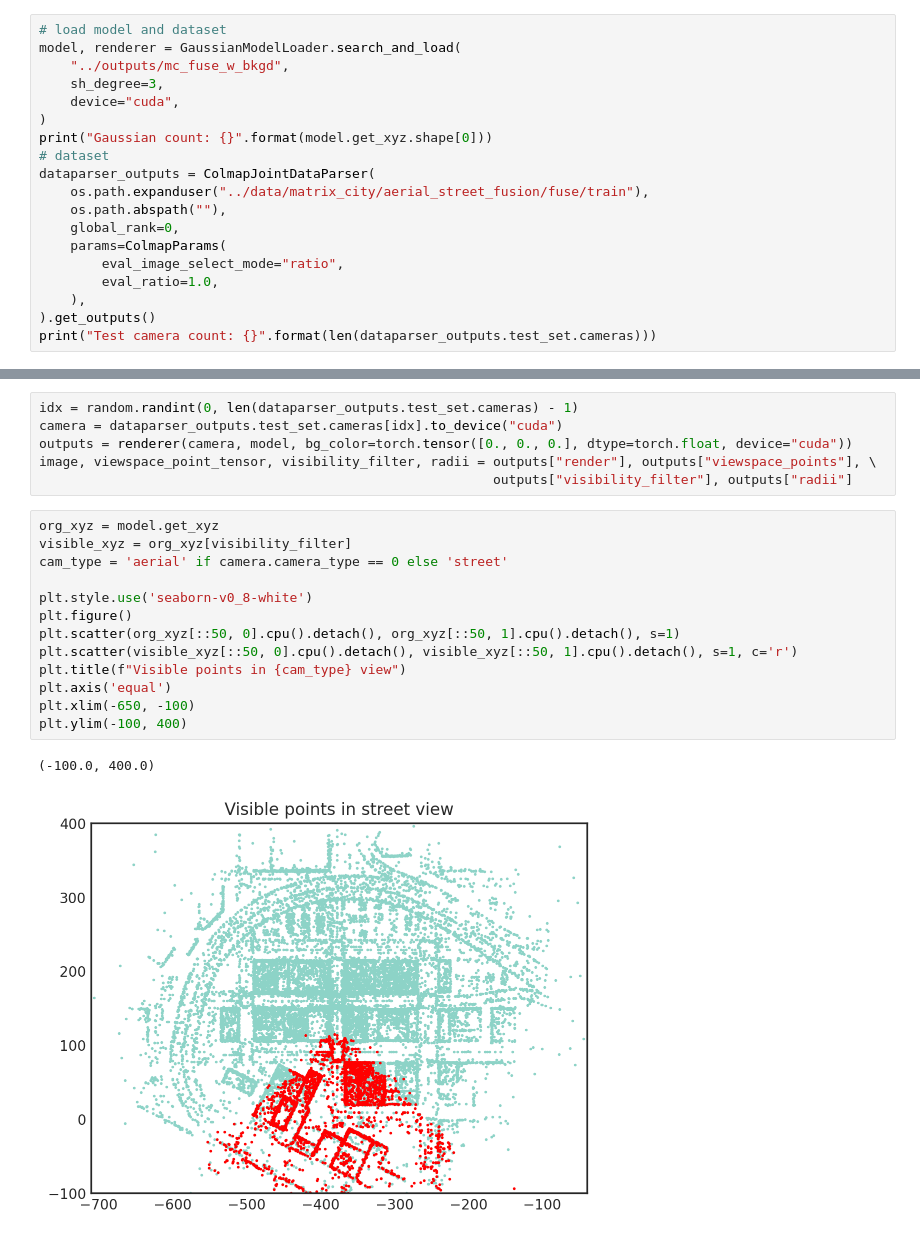
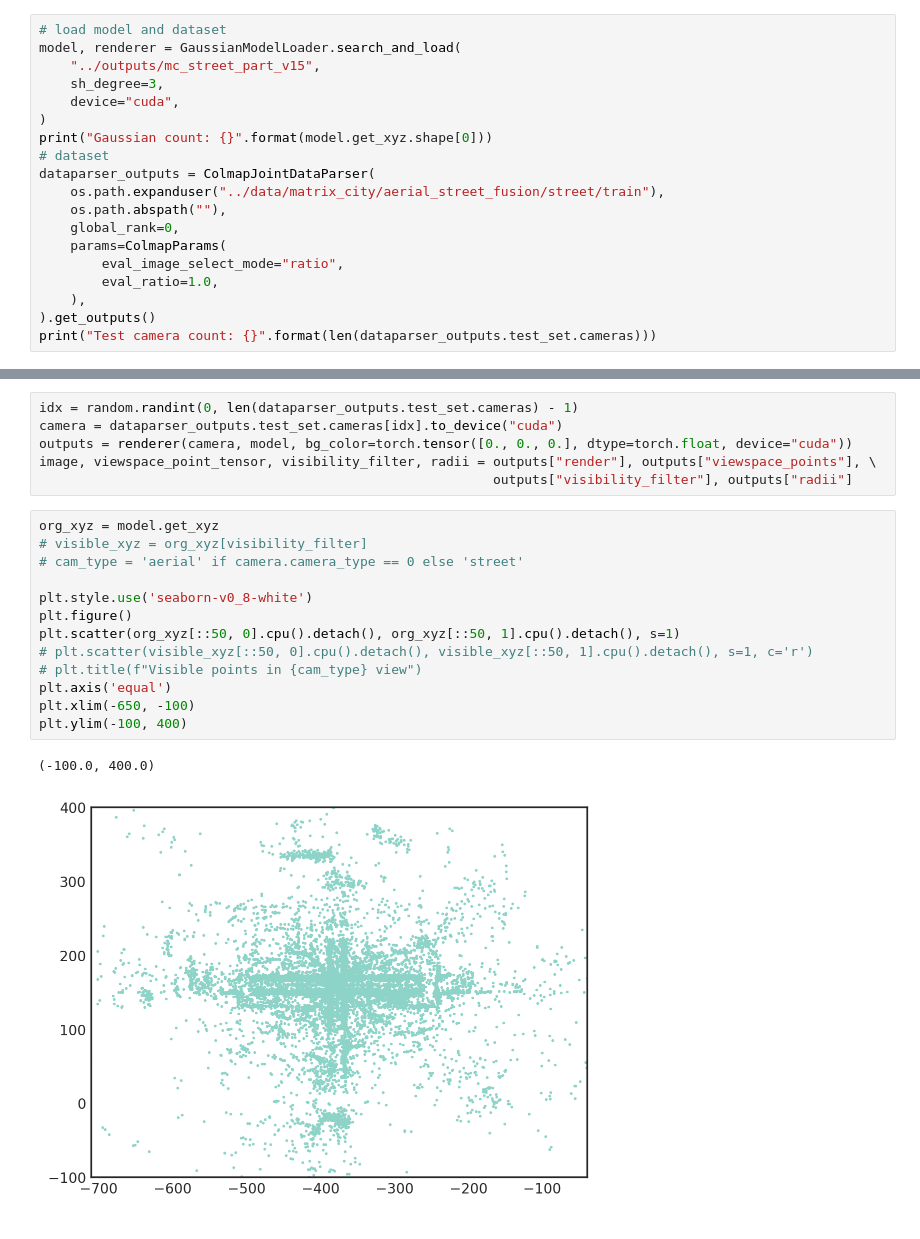
Before and after one commit to DekuLiuTesla/CityGaussian, a Jupyter notebook: notebooks/vis_overlap.ipynb, the cells around one changed output, grey strips where cells are left out. Drawn from its saved outputs; the diff is of its cells as text.

```diff
--- a/notebooks/vis_overlap.ipynb
+++ b/notebooks/vis_overlap.ipynb
@@ -43,14 +43,14 @@ def projection_matrix(znear, zfar, fovx, fovy, device):
 # %%
 # load model and dataset
 model, renderer = GaussianModelLoader.search_and_load(
-    "../outputs/mc_fuse_w_bkgd",
+    "../outputs/mc_street_part_v15",
     sh_degree=3,
     device="cuda",
 )
 print("Gaussian count: {}".format(model.get_xyz.shape[0]))
 # dataset
 dataparser_outputs = ColmapJointDataParser(
-    os.path.expanduser("../data/matrix_city/aerial_street_fusion/fuse/train"),
+    os.path.expanduser("../data/matrix_city/aerial_street_fusion/street/train"),
     os.path.abspath(""),
     global_rank=0,
     params=ColmapParams(
@@ -73,17 +75,17 @@ image, viewspace_point_tensor, visibility_filter, radii = outputs["render"], out
                                                           outputs["visibility_filter"], outputs["radii"]
 # %%
 org_xyz = model.get_xyz
-visible_xyz = org_xyz[visibility_filter]
-cam_type = 'aerial' if camera.camera_type == 0 else 'street'
+# visible_xyz = org_xyz[visibility_filter]
+# cam_type = 'aerial' if camera.camera_type == 0 else 'street'
 
 plt.style.use('seaborn-v0_8-white')
 plt.figure()
 plt.scatter(org_xyz[::50, 0].cpu().detach(), org_xyz[::50, 1].cpu().detach(), s=1)
-plt.scatter(visible_xyz[::50, 0].cpu().detach(), visible_xyz[::50, 1].cpu().detach(), s=1, c='r')
-plt.title(f"Visible points in {cam_type} view")
+# plt.scatter(visible_xyz[::50, 0].cpu().detach(), visible_xyz[::50, 1].cpu().detach(), s=1, c='r')
+# plt.title(f"Visible points in {cam_type} view")
 plt.axis('equal')
 plt.xlim(-650, -100)
 plt.ylim(-100, 400)
 # %% [output]
 (-100.0, 400.0)
-[figure, old version]
+[figure, new version]
```
Also changed, not shown: parts of 5 cells of this notebook.
